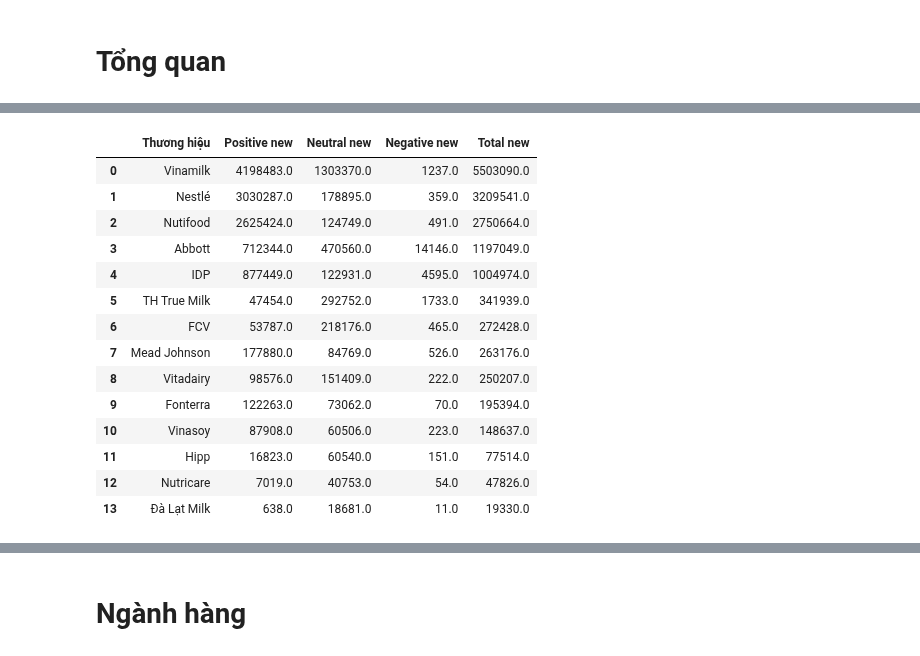
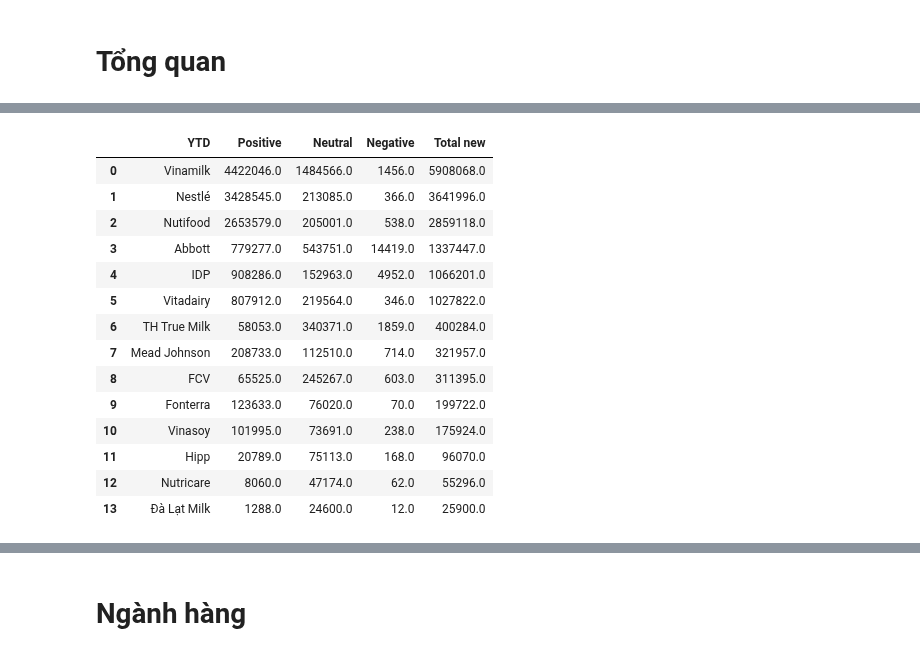
Before and after one commit to kimhueee/Brand-Social-Listening, a Jupyter notebook: Monthly Vinamilk.ipynb, the cells around one changed output, grey strips where cells are left out. Drawn from its saved outputs; the diff is of its cells as text; code cells hidden in the pictures.

```diff
--- a/Monthly Vinamilk.ipynb
+++ b/Monthly Vinamilk.ipynb
@@ -2,9 +2,9 @@
 import pandas as pd
 import re
 # %%
-sh_sentiment = pd.read_excel(r"C:\Users\Kompa-KTelt056\Desktop\Data Kompa\Vinamilk\Tính 23.07.2024.xlsx", sheet_name='Sentiment')
-sh_relevant = pd.read_excel(r"C:\Users\Kompa-KTelt056\Desktop\Data Kompa\Vinamilk\Tính 23.07.2024.xlsx", sheet_name='Relevant')
-sh_channel = pd.read_excel(r"C:\Users\Kompa-KTelt056\Desktop\Data Kompa\Vinamilk\Tính 23.07.2024.xlsx", sheet_name='Channel')
+sh_sentiment = pd.read_excel(r"C:\Users\Kompa-KTelt056\Desktop\Data Kompa\Vinamilk\Tính 20.08.2024.xlsx", sheet_name='Sentiment')
+sh_relevant = pd.read_excel(r"C:\Users\Kompa-KTelt056\Desktop\Data Kompa\Vinamilk\Tính 20.08.2024.xlsx", sheet_name='Relevant')
+sh_channel = pd.read_excel(r"C:\Users\Kompa-KTelt056\Desktop\Data Kompa\Vinamilk\Tính 20.08.2024.xlsx", sheet_name='Channel')
 # %% [markdown]
 # Phân tích biến
 # %% [markdown]
@@ -389,21 +392,22 @@ sh_channel["Thời gian"] = sh_channel["Thời gian"].astype(str)
 # %%
 #Sắc thái thảo luận của các thương hiệu YTD
 filtered_sh_sentiment_YTD = sh_sentiment[(sh_sentiment["Thời gian"].str.contains(year,na=False)) & ~sh_sentiment["Thương hiệu"].isin(exclude_brands)]
 sentiment_brand = filtered_sh_sentiment_YTD.groupby(["Thương hiệu"]).agg({"Positive new": "sum","Neutral new": "sum","Negative new": "sum","Total new": "sum"}).sort_values(by="Total new",ascending=False).reset_index().round()
+sentiment_brand.columns =['YTD','Positive','Neutral','Negative','Total new']
 sentiment_brand
 # %% [output]
-|  | Thương hiệu | Positive new | Neutral new | Negative new | Total new |
-| 0 | Vinamilk | 4198483.0 | 1303370.0 | 1237.0 | 5503090.0 |
-| 1 | Nestlé | 3030287.0 | 178895.0 | 359.0 | 3209541.0 |
-| 2 | Nutifood | 2625424.0 | 124749.0 | 491.0 | 2750664.0 |
-| 3 | Abbott | 712344.0 | 470560.0 | 14146.0 | 1197049.0 |
-| 4 | IDP | 877449.0 | 122931.0 | 4595.0 | 1004974.0 |
-| 5 | TH True Milk | 47454.0 | 292752.0 | 1733.0 | 341939.0 |
-| 6 | FCV | 53787.0 | 218176.0 | 465.0 | 272428.0 |
-| 7 | Mead Johnson | 177880.0 | 84769.0 | 526.0 | 263176.0 |
-| 8 | Vitadairy | 98576.0 | 151409.0 | 222.0 | 250207.0 |
-| 9 | Fonterra | 122263.0 | 73062.0 | 70.0 | 195394.0 |
-| 10 | Vinasoy | 87908.0 | 60506.0 | 223.0 | 148637.0 |
-| 11 | Hipp | 16823.0 | 60540.0 | 151.0 | 77514.0 |
-| 12 | Nutricare | 7019.0 | 40753.0 | 54.0 | 47826.0 |
-| 13 | Đà Lạt Milk | 638.0 | 18681.0 | 11.0 | 19330.0 |
+|  | YTD | Positive | Neutral | Negative | Total new |
+| 0 | Vinamilk | 4422046.0 | 1484566.0 | 1456.0 | 5908068.0 |
+| 1 | Nestlé | 3428545.0 | 213085.0 | 366.0 | 3641996.0 |
+| 2 | Nutifood | 2653579.0 | 205001.0 | 538.0 | 2859118.0 |
+| 3 | Abbott | 779277.0 | 543751.0 | 14419.0 | 1337447.0 |
+| 4 | IDP | 908286.0 | 152963.0 | 4952.0 | 1066201.0 |
+| 5 | Vitadairy | 807912.0 | 219564.0 | 346.0 | 1027822.0 |
+| 6 | TH True Milk | 58053.0 | 340371.0 | 1859.0 | 400284.0 |
+| 7 | Mead Johnson | 208733.0 | 112510.0 | 714.0 | 321957.0 |
+| 8 | FCV | 65525.0 | 245267.0 | 603.0 | 311395.0 |
+| 9 | Fonterra | 123633.0 | 76020.0 | 70.0 | 199722.0 |
+| 10 | Vinasoy | 101995.0 | 73691.0 | 238.0 | 175924.0 |
+| 11 | Hipp | 20789.0 | 75113.0 | 168.0 | 96070.0 |
+| 12 | Nutricare | 8060.0 | 47174.0 | 62.0 | 55296.0 |
+| 13 | Đà Lạt Milk | 1288.0 | 24600.0 | 12.0 | 25900.0 |
```
Also changed, not shown: parts of 36 cells of this notebook.
